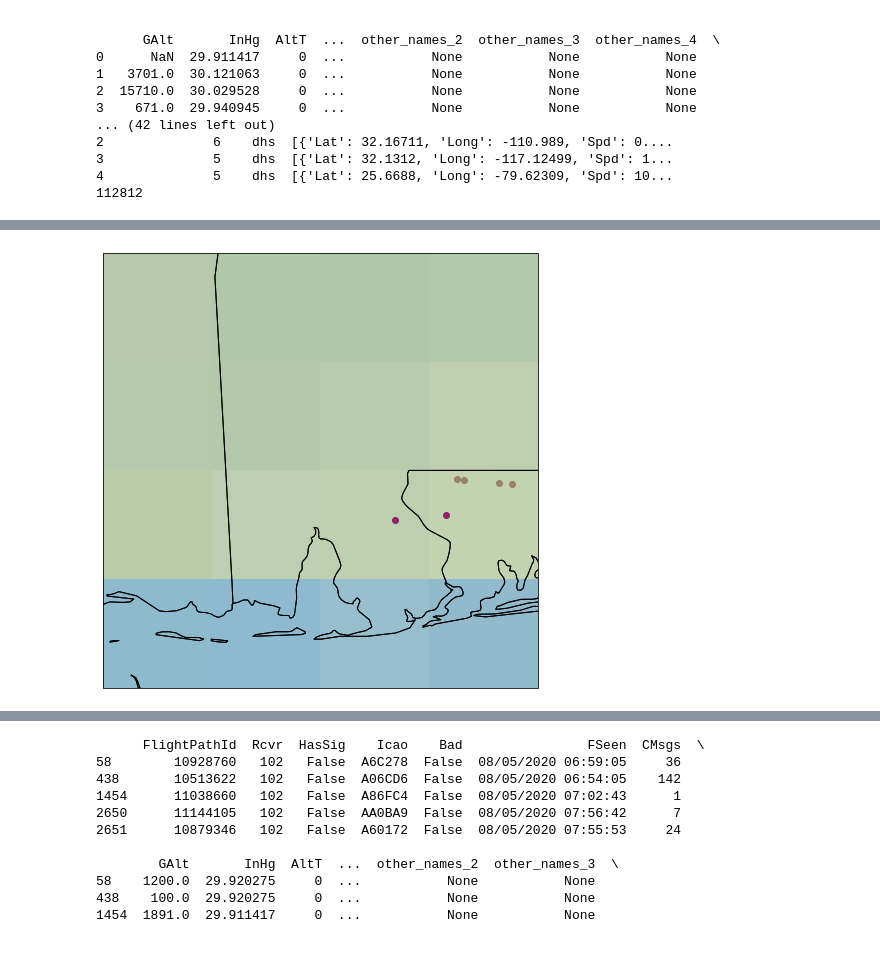
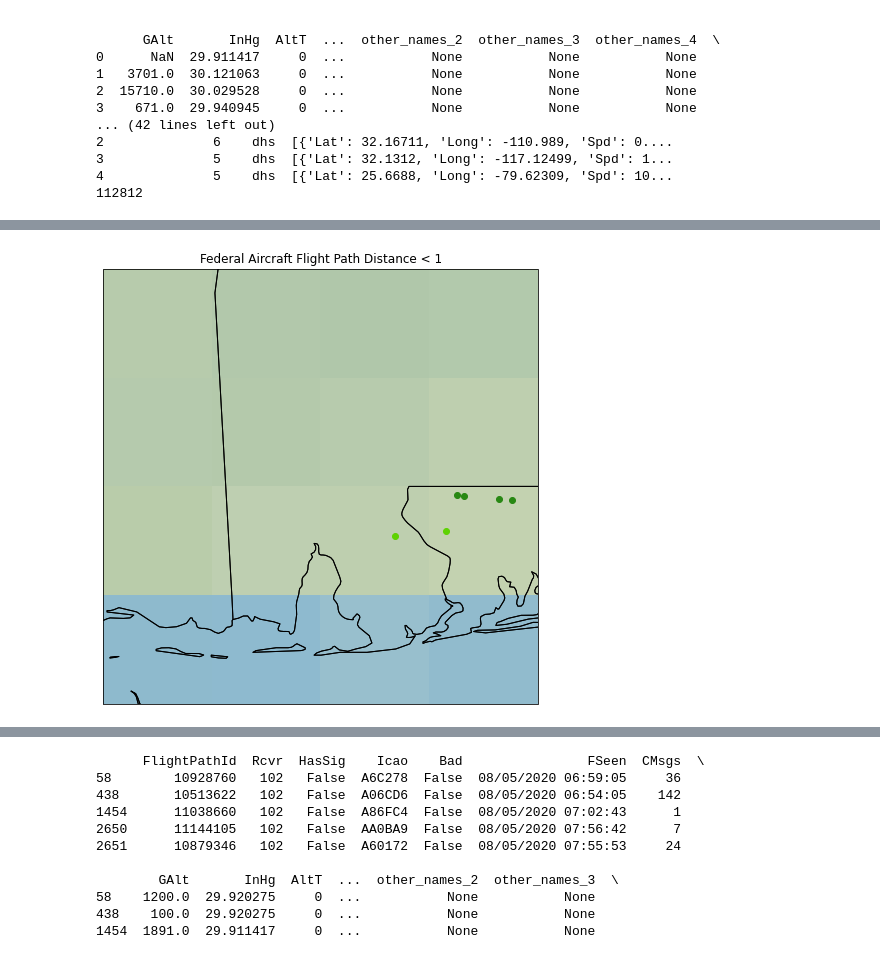
Before and after one commit to cw1521/CSC426-project, a Jupyter notebook: data-exploration3.ipynb, the cells around one changed output, grey strips where cells are left out. Drawn from its saved outputs; the diff is of its cells as text; code cells hidden in the pictures.

```diff
--- a/data-exploration3.ipynb
+++ b/data-exploration3.ipynb
@@ -65,13 +65,26 @@ def get_distance(coords):
     return distance
 
 def get_displacement(pos_vector):
-    df1 = pos_vector.iloc[0]
-    df2 = pos_vector.iloc[-1]
-    long1, lat1 = df1["Long"], df1["Lat"]
-    long2, lat2 = df2["Long"], df2["Lat"]
-    longArr = long.to_numpy()
-    latArr = lat.to_numpy()
+    df1 = pos_vector["Long"]
+    long1 = df1.iat[0]
+    long2 = df1.iat[-1]
+
+    lat1 = pos_vector.iloc[0]["Lat"]
+    lat2 = pos_vector.iloc[-1]["Lat"]
+#     print(df1)
+#     df2 = pos_vector.iloc[-1]
+#     print()
+#     print(df2)
+#     print()
+    long = np.array((long1, long2))
+    lat = np.array((pos_vector["Lat"].iloc[0], pos_vector["Lat"].iloc[-1]))
+#     longArr = long.to_numpy()
+#     latArr = lat.to_numpy()
+#     print(longArr)
+#     print(latArr)
+#     print()
     coords = np.stack((longArr, latArr), axis=1)
+#     print(coords)
     return get_distance(coords)
 # %%
 b_box = (-89, -87, 30, 32)
@@ -158,37 +179,39 @@ b_box = (-89, -87, 30, 32)
 
 ax = plt.axes(projection=ccrs.PlateCarree())
 ax.set_extent(b_box, crs=ccrs.PlateCarree())
-plt.rcParams["figure.figsize"] = (12, 12)
+plt.rcParams["figure.figsize"] = (8,8)
 ax.coastlines()
 ax.stock_img()
 ax.add_feature(cfeature.STATES)
+
+plt.title("Federal Aircraft Flight Path Distance < 1")
 
 for index, row in fedDf.iterrows():
     fedPosVector = pd.DataFrame(row["pos_vector"])
     if in_bounds(fedPosVector, b_box):
         fedPosVector["PosTime"] = pd.to_datetime(fedPosVector.PosTime)
         fedPosVector.sort_values(by=["PosTime"])
         long, lat = fedPosVector["Long"], fedPosVector["Lat"]
         longArr = long.to_numpy()
         latArr = lat.to_numpy()
         coords = np.stack((longArr, latArr), axis=1)
 
         distance = get_distance(coords)
         fedDistances.append(distance)
 
         displacement = get_displacement(fedPosVector)
         coord_pairs = (distance, displacement)
 
         fed_coord_pairs.append(coord_pairs)
 
 
         if distance < 1.0:
             fedRows.append(row)
             r = random.random()
             b = random.random()
             g = random.random()
             color = (r, g, b)
             plt.scatter(longArr, latArr, color=color)
 plt.show()
 # %% [output]
-[figure, old version]
+[figure, new version]
```
Also changed, not shown: parts of 8 cells of this notebook.
